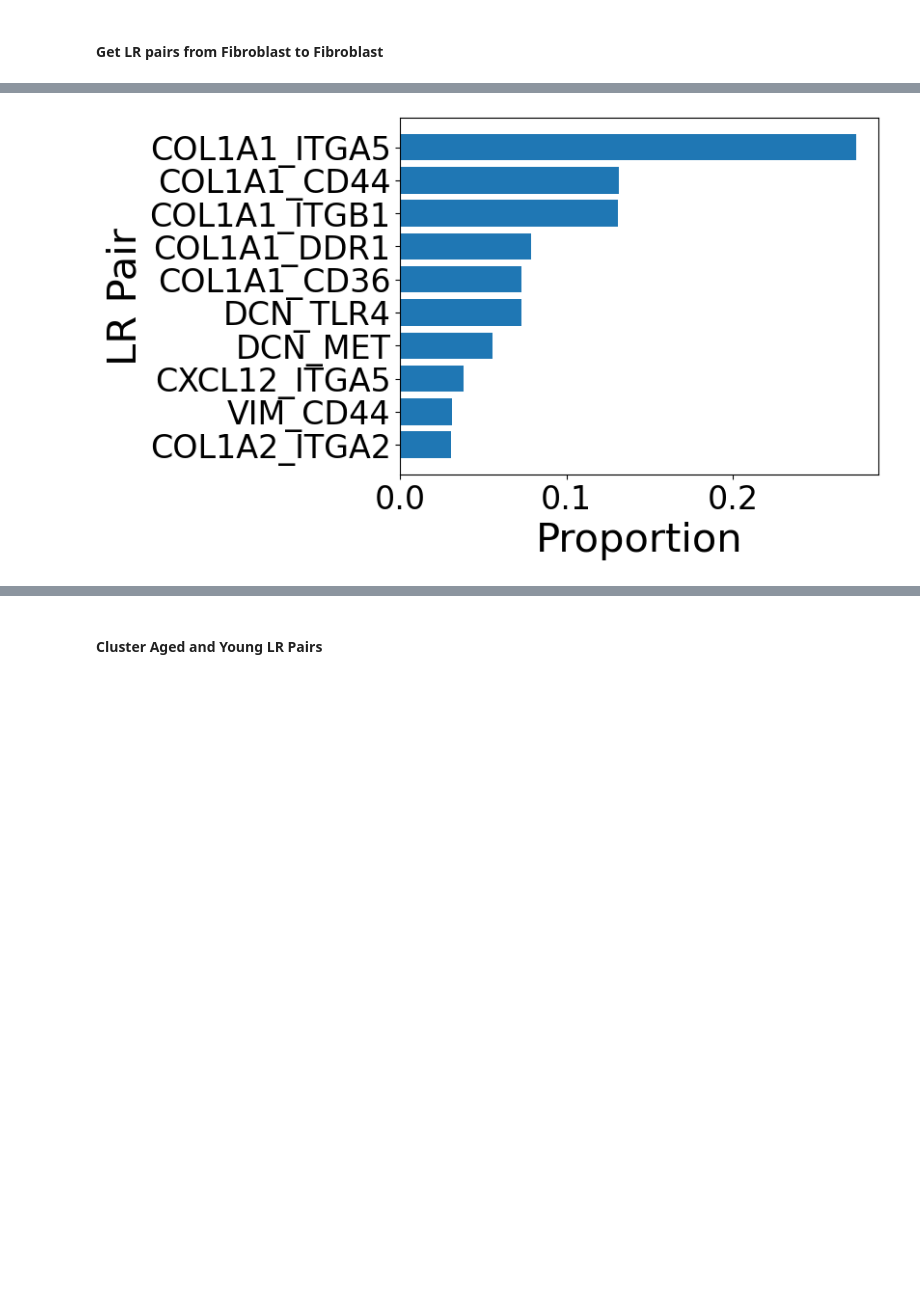
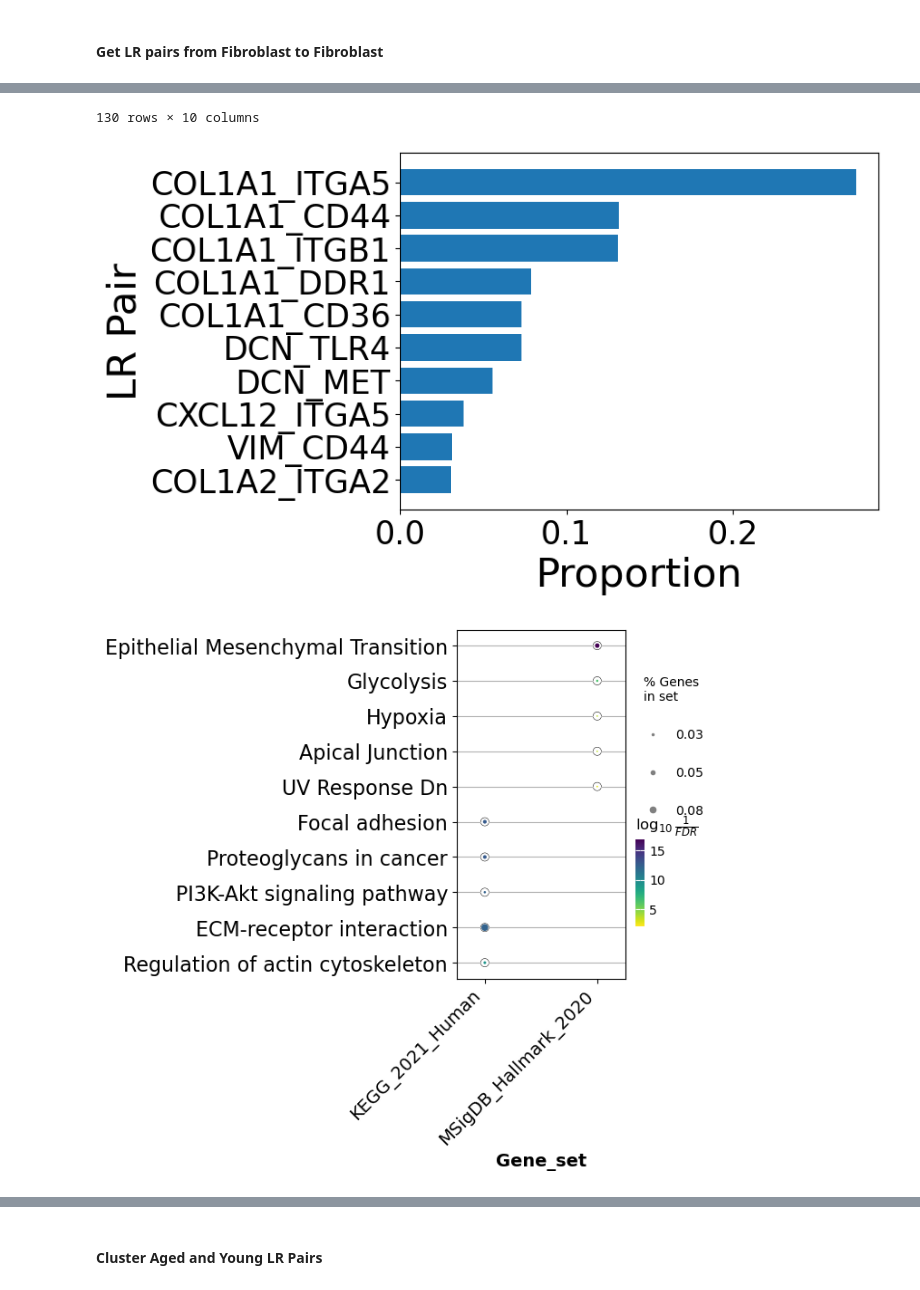
Before and after one commit to BiomedicalMachineLearning/MultimodalCCI, a Jupyter notebook: examples/melanoma_integration.ipynb, the cells around one changed output, grey strips where cells are left out. Cells and saved outputs as stored; diff of their text form; code cells hidden in the pictures; blank space fills up the shorter version.

```diff
--- a/examples/melanoma_integration.ipynb
+++ b/examples/melanoma_integration.ipynb
@@ -223,5 +223,5 @@ gene_list = list(gene_list)
 for gene in gene_list:
     print(gene)
 
-# mmcci.an.run_gsea(None, lrs=pairs, gene_sets=["KEGG_2021_Human", "MSigDB_Hallmark_2020"])
+mmcci.an.run_gsea(None, lrs=pairs, gene_sets=["KEGG_2021_Human", "MSigDB_Hallmark_2020"])
 # %% [output]
@@ -245 +257,3 @@ TLR4
+130 rows × 10 columns
 [figure]
+[figure, added]
```
Also changed, not shown: parts of 4 cells of this notebook, 10 other files.
